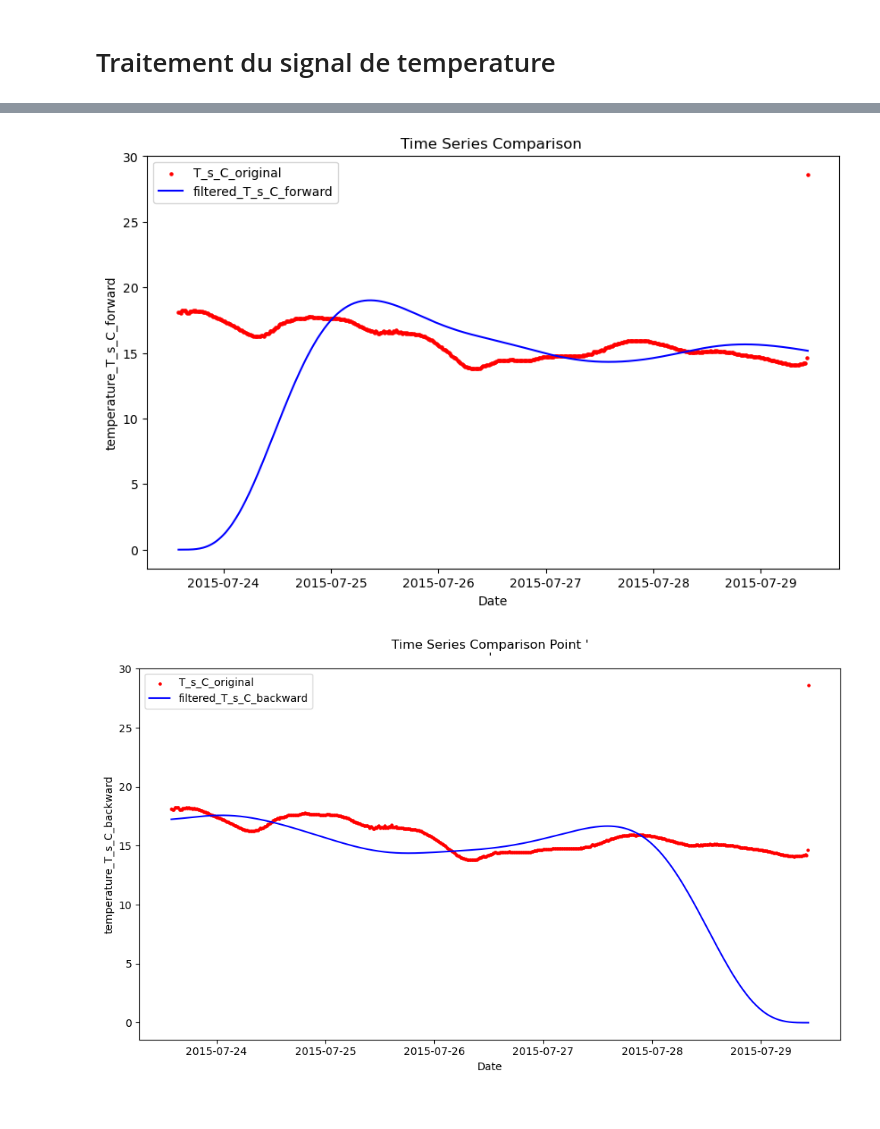
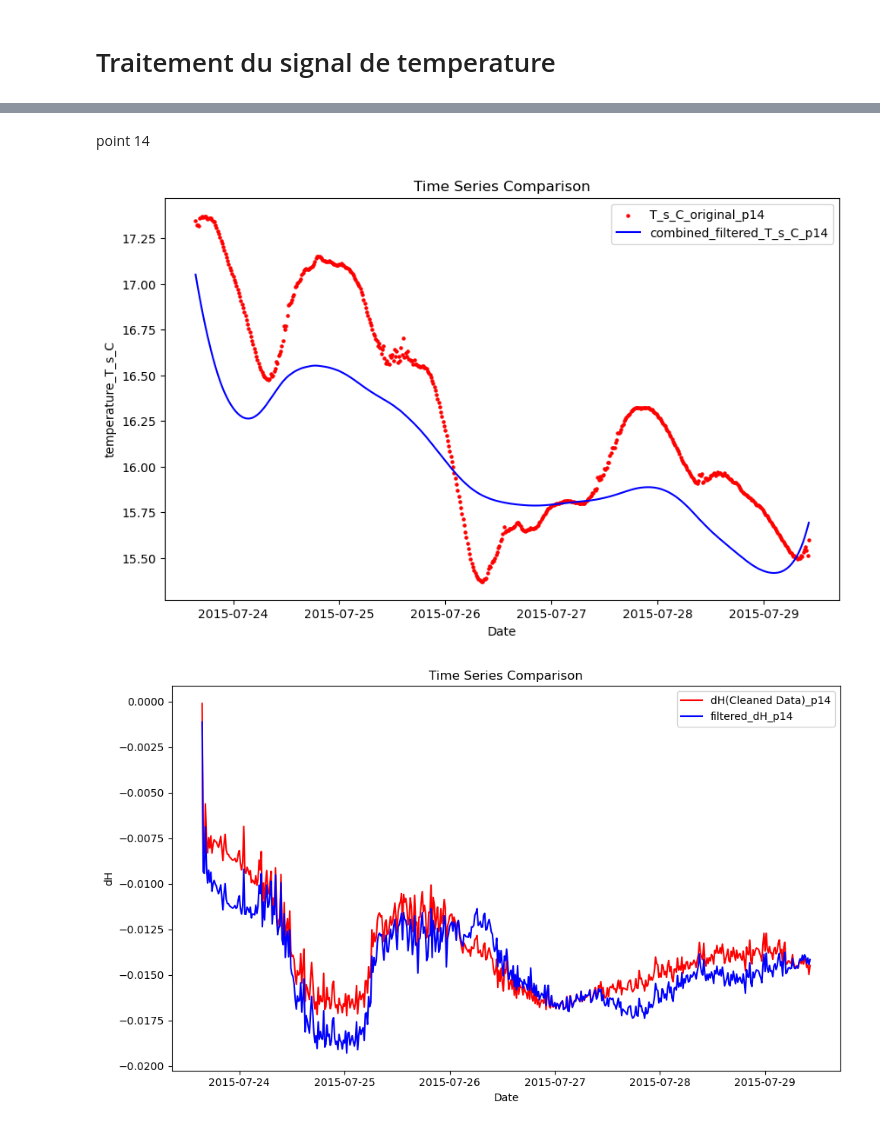
Before and after one commit to Lauredesorgues/MOLONARI_projet_3-, a Jupyter notebook: traitement_data_molonari_12-10_Francisco.ipynb, the cells around one changed output, grey strips where cells are left out. Cells and saved outputs as stored; diff of their text form; code cells hidden in the pictures.

```diff
--- a/traitement_data_molonari_12-10_Francisco.ipynb
+++ b/traitement_data_molonari_12-10_Francisco.ipynb
@@ -286,33 +386,69 @@ plt.show()
+# %% [markdown]
+point 14
 # %%
-# Butterworth two-way-filter method
+# Combination of two-way-filtered signal with weight fonction
+
+T_s_C = data[1]['pression2'][['temperature_stream','dates']]
+
+data_to_filter = T_s_C['temperature_stream']
+
+order = 1
+cutoff_freq = 2*(15/60/72)
+b, a = signal.butter(order, cutoff_freq, 'lowpass')
 
 forward_filtered_signal = signal.lfilter(b, a, data_to_filter)
 
 reversed_signal = data_to_filter[::-1]
 backward_filtered_signal = signal.lfilter(b, a, reversed_signal)
 backward_filtered_signal = backward_filtered_signal[::-1]
 
-filtered_T_s_C_forward = pd.DataFrame({'filtered_temperature_stream': forward_filtered_signal, 'dates': T_s_C['dates']})
-filtered_T_s_C_backward = pd.DataFrame({'filtered_temperature_stream': backward_filtered_signal, 'dates': T_s_C['dates']})
+L = len(data_to_filter)
+weight = np.zeros(L)
+combined_filtered_signal = np.zeros(L)
+
+a = 1.0 / L
+for i in range(L):
+    weight[i] = i * a
+
+for i in range(L):
+    combined_filtered_signal[i] = forward_filtered_signal[i] * weight[i] + backward_filtered_signal[i] * (1-weight[i])
+
+combined_filtered_T_s_C = pd.DataFrame({'combined_filtered_temperature_stream': combined_filtered_signal, 'dates': T_s_C['dates']})
 
 fig, ax = plt.subplots(figsize=(10, 6))
-ax.scatter(T_s_C["dates"], T_s_C["temperature_stream"], color="red", label="T_s_C_original", s=5)
-ax.plot(filtered_T_s_C_forward["dates"], filtered_T_s_C_forward["filtered_temperature_stream"], color="blue", label="filtered_T_s_C_forward")
+ax.scatter(T_s_C["dates"], T_s_C["temperature_stream"], color="red", label="T_s_C_original_p14", s=5)
+ax.plot(combined_filtered_T_s_C["dates"], combined_filtered_T_s_C["combined_filtered_temperature_stream"], color="blue", label="combined_filtered_T_s_C_p14")
 ax.set_xlabel("Date")
-ax.set_ylabel("temperature_T_s_C_forward")
-ax.set_title("Time Series Comparison " )
+ax.set_ylabel("temperature_T_s_C")
+ax.set_title("Time Series Comparison")
 ax.legend()
 
+
+# Regenerate dH with the filtered temperature
+
+filtered_dH = pd.DataFrame()
+
+k0 = float(data[1]['intercept'])
+k1 = float(data[1]['dU/dH'])
+k2 = float(data[1]['dU/dT'])
+
+U = data[1]['pression']['tension'].astype(float)
+T = combined_filtered_T_s_C["combined_filtered_temperature_stream"].astype(float)
+
+# filtered_dH['filtered_dH'] = (1 / k1) * (U - k0)
+filtered_dH['filtered_dH'] = (1 / k1) * (U - k0 - k2 * T)
+filtered_dH['dates'] = T_s_C['dates']
+
 fig, ax = plt.subplots(figsize=(10, 6))
-ax.scatter(T_s_C["dates"], T_s_C["temperature_stream"], color="red", label="T_s_C_original", s=5)
-ax.plot(filtered_T_s_C_backward["dates"], filtered_T_s_C_backward["filtered_temperature_stream"], color="blue", label="filtered_T_s_C_backward")
+ax.plot(data[1]['pression2']["dates"], data[1]['pression2']["dH"], color="red", label="dH(Cleaned Data)_p14")
+ax.plot(filtered_dH["dates"], filtered_dH["filtered_dH"], color="blue", label="filtered_dH_p14")
 ax.set_xlabel("Date")
-ax.set_ylabel("temperature_T_s_C_backward")
-ax.set_title("Time Series Comparison Point '\n'")
+ax.set_ylabel("dH")
+ax.set_title("Time Series Comparison")
 ax.legend()
 
 plt.tight_layout()
 plt.show()
 # %% [output]
-[figure, old version]
+[figure, new version]
-[figure, old version]
+[figure, new version]
```
Also changed, not shown: parts of 18 cells of this notebook, 2 other files.
